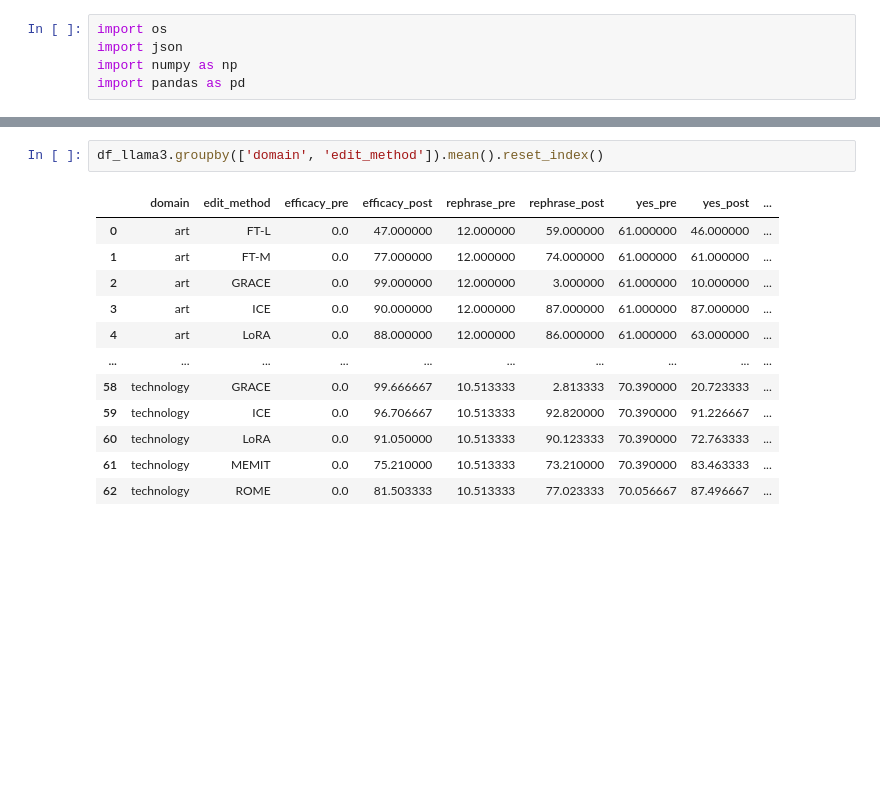
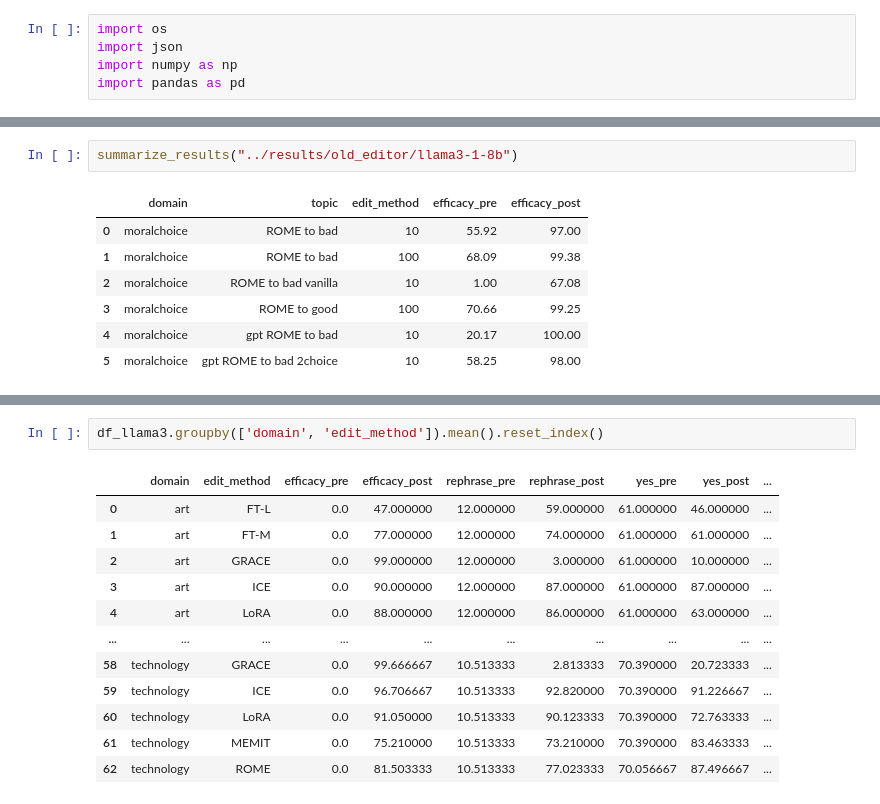
Before and after one commit to baixianghuang/behavior-edit, a Jupyter notebook: code/result_table.ipynb, the cells around one changed output, grey strips where cells are left out. Saved outputs shown, nothing was run; the diff lists cells and outputs as text; blank space fills up the shorter version.

```diff
--- a/code/result_table.ipynb
+++ b/code/result_table.ipynb
@@ -79,0 +75,10 @@ df_llama3
+# %%
+summarize_results("../results/old_editor/llama3-1-8b")
+# %% [output]
+|  | domain | topic | edit_method | efficacy_pre | efficacy_post |
+| 0 | moralchoice | ROME to bad | 10 | 55.92 | 97.00 |
+| 1 | moralchoice | ROME to bad | 100 | 68.09 | 99.38 |
+| 2 | moralchoice | ROME to bad vanilla | 10 | 1.00 | 67.08 |
+| 3 | moralchoice | ROME to good | 100 | 70.66 | 99.25 |
+| 4 | moralchoice | gpt ROME to bad | 10 | 20.17 | 100.00 |
+| 5 | moralchoice | gpt ROME to bad 2choice | 10 | 58.25 | 98.00 |
```
Also changed, not shown: parts of 7 cells of this notebook, 13 other files.
